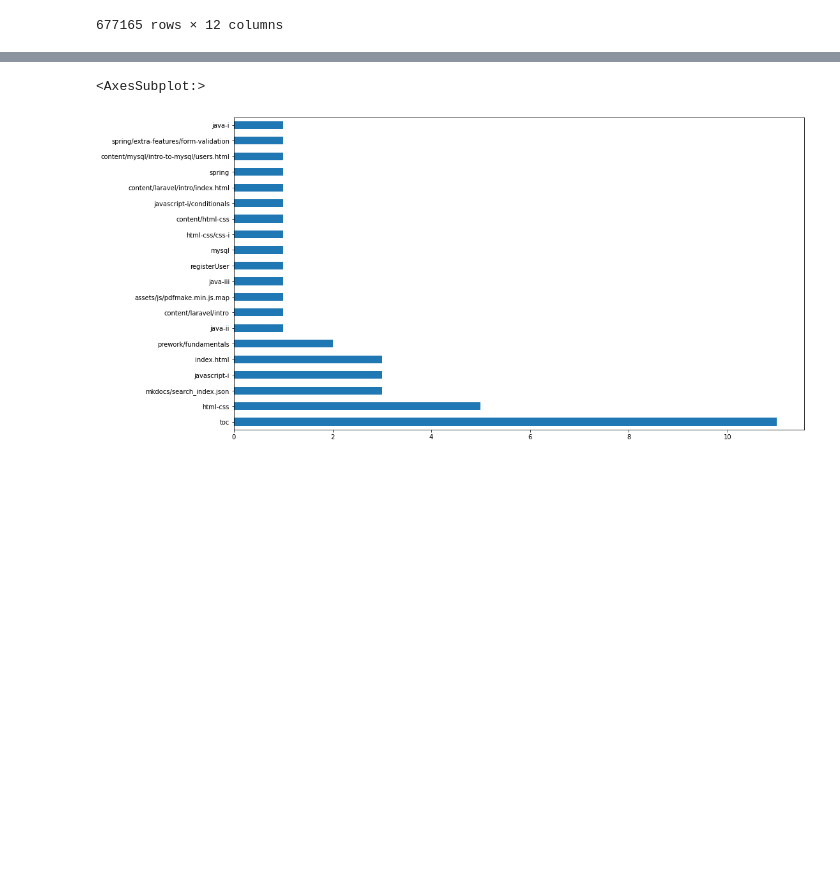
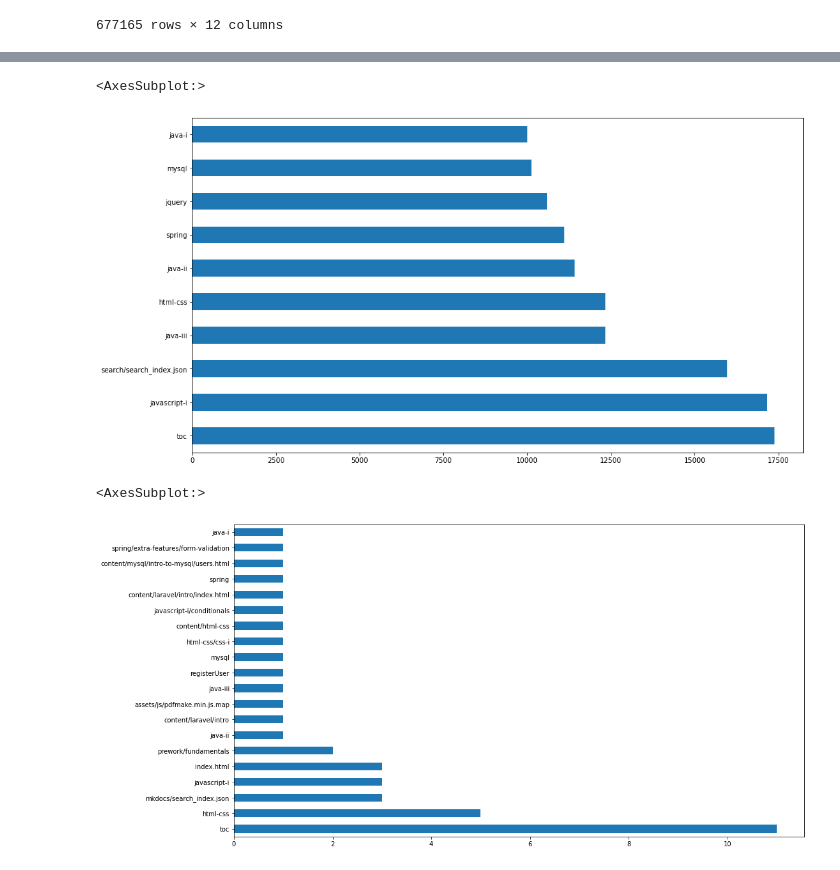
Before and after one commit to dashbringhurst/anomaly-detection-project, a Jupyter notebook: final_notebook.ipynb, the cells around one changed output, grey strips where cells are left out. Saved outputs shown, nothing was run; the diff lists cells and outputs as text; code cells hidden in the pictures; blank space fills up the shorter version.

```diff
--- a/final_notebook.ipynb
+++ b/final_notebook.ipynb
@@ -842 +856,6 @@ wd_path
+# %%
+wd_path.path.value_counts().head(10).plot.barh(figsize=[16,9])
+# %% [output]
+<AxesSubplot:>
+[figure, added]
 # %%
```
Also changed, not shown: parts of 68 cells of this notebook.
